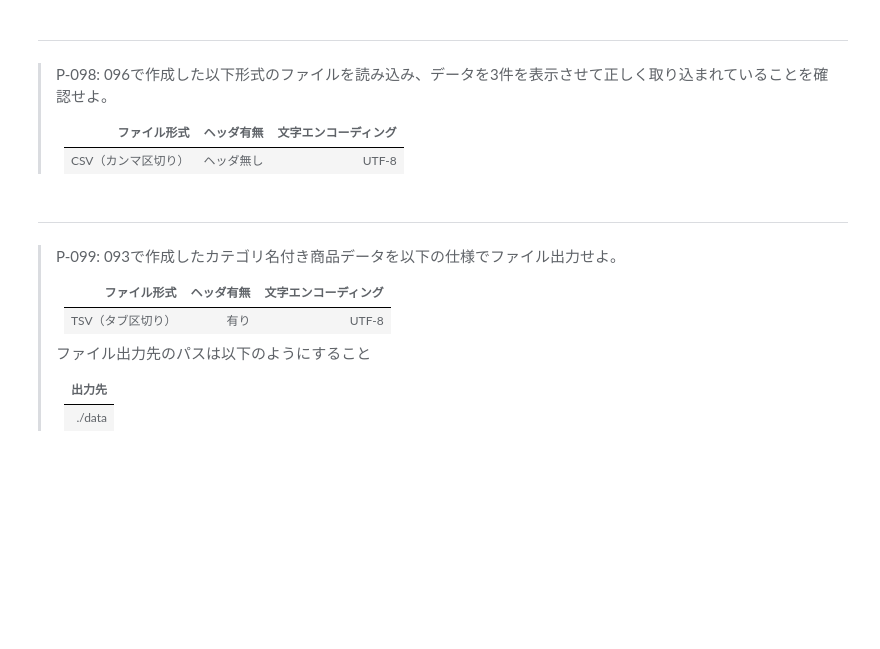
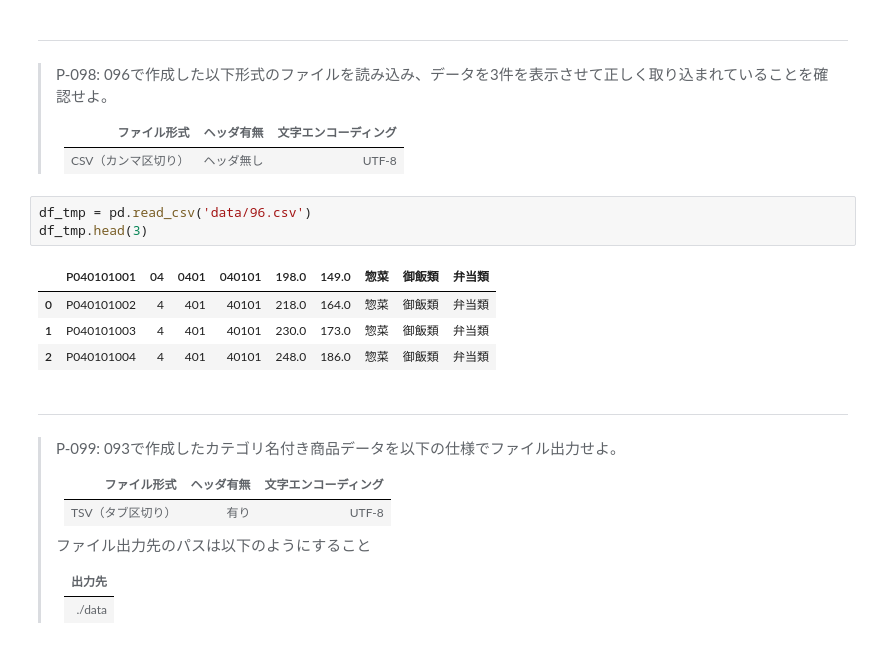
Before and after one commit to oikawama/test1, a Jupyter notebook: 100knocks-preprocess/docker/work/preprocess_knock_Python.ipynb, the cells around one changed output. Cells and saved outputs as stored; diff of their text form; blank space fills up the shorter version.

```diff
--- a/100knocks-preprocess/docker/work/preprocess_knock_Python.ipynb
+++ b/100knocks-preprocess/docker/work/preprocess_knock_Python.ipynb
@@ -1894,6 +1907,14 @@ OSError: Cannot save file into a non-existent directory: 'work'
 > |ファイル形式|ヘッダ有無|文字エンコーディング|
 > |:--:|:--:|:--:|
 > |CSV（カンマ区切り）|ヘッダ無し|UTF-8|
+# %%
+df_tmp = pd.read_csv('data/96.csv')
+df_tmp.head(3)
+# %% [output]
+|  | P040101001 | 04 | 0401 | 040101 | 198.0 | 149.0 | 惣菜 | 御飯類 | 弁当類 |
+| 0 | P040101002 | 4 | 401 | 40101 | 218.0 | 164.0 | 惣菜 | 御飯類 | 弁当類 |
+| 1 | P040101003 | 4 | 401 | 40101 | 230.0 | 173.0 | 惣菜 | 御飯類 | 弁当類 |
+| 2 | P040101004 | 4 | 401 | 40101 | 248.0 | 186.0 | 惣菜 | 御飯類 | 弁当類 |
 # %% [markdown]
 ---
 > P-099: 093で作成したカテゴリ名付き商品データを以下の仕様でファイル出力せよ。
```
Also changed, not shown: parts of 6 cells of this notebook, 10 other files.
